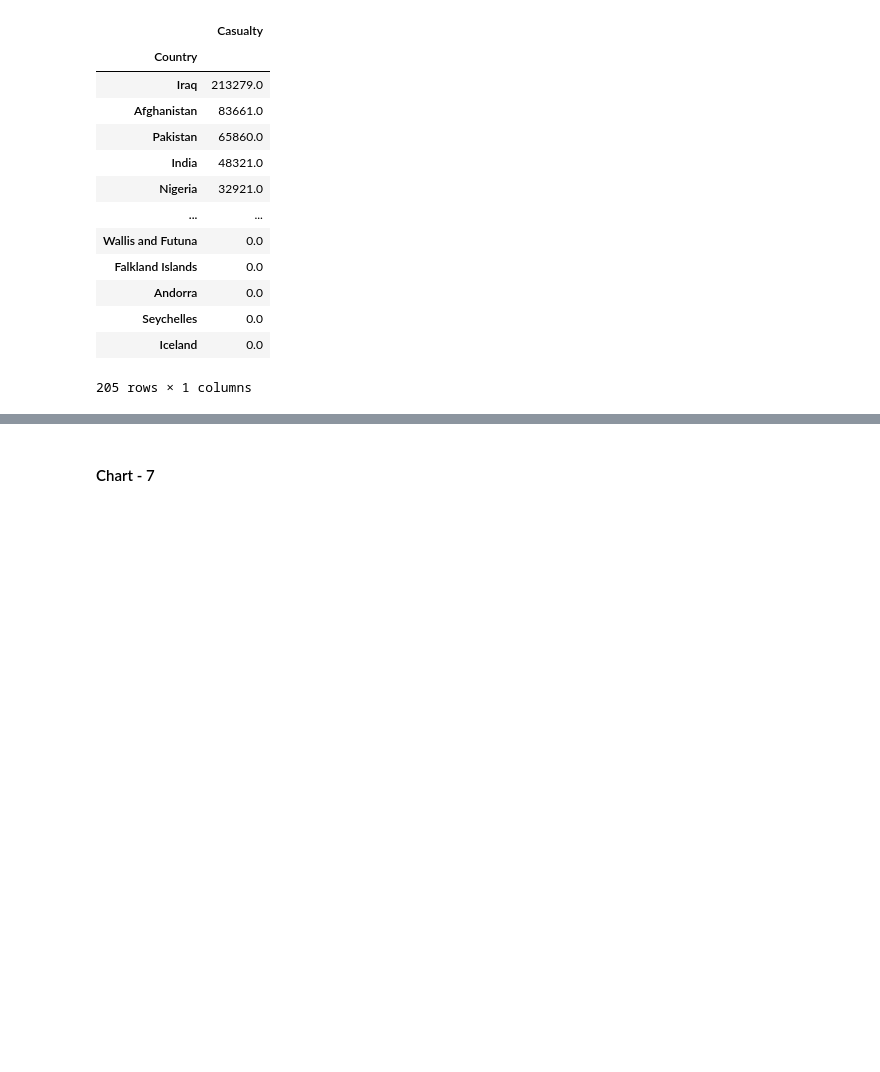
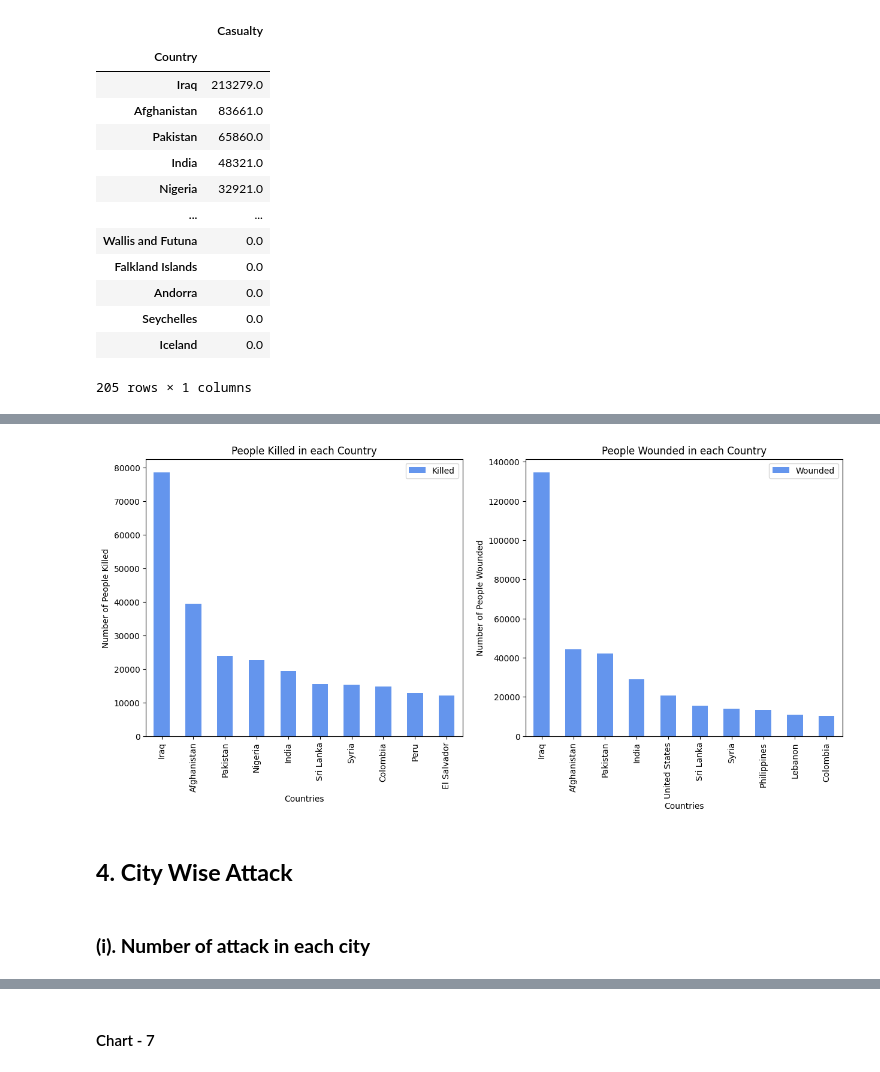
Before and after one commit to amolwagh77/Exploratory-Data-Analysis---Global-Terrorism, a Jupyter notebook: Sample EDA Submission Template.ipynb, the cells around one changed output, grey strips where cells are left out. Cells and saved outputs as stored; diff of their text form; code cells hidden in the pictures; blank space fills up the shorter version.

Commit message:
data analysis completed

```diff
--- a/Sample EDA Submission Template.ipynb
+++ b/Sample EDA Submission Template.ipynb
@@ -578,0 +573,3 @@ Answer Here
+# %%
+KC=data[['Country','Killed']].groupby('Country').sum().sort_values(by="Killed",ascending=False).head(10)
+KC
@@ -578,0 +591,3 @@ Answer Here
+# %%
+wc=data[['Country','Wounded']].groupby('Country').sum().sort_values(by='Wounded',ascending=False).head(10)
+wc
@@ -578,0 +607,26 @@ Answer Here
+# %%
+fig=plt.figure()
+ax0=fig.add_subplot(1,2,1)
+ax1=fig.add_subplot(1,2,2)
+
+#Killed
+KC[:10].plot(kind="bar",color="cornflowerblue",figsize=(15,6),ax=ax0)
+ax0.set_title("People Killed in each Country")
+ax0.set_xlabel("Countries")
+ax0.set_ylabel("Number of People Killed")
+
+
+
+#Wounded
+wc[:10].plot(kind="bar",color="cornflowerblue",figsize=(15,6),ax=ax1)
+ax1.set_title("People Wounded in each Country")
+ax1.set_xlabel("Countries")
+ax1.set_ylabel("Number of People Wounded")
+
+plt.show()
+# %% [output]
+[figure, added]
+# %% [markdown]
+## **4. City Wise Attack**
+# %% [markdown]
+### **(i). Number of attack in each city**
```
Also changed, not shown: parts of 119 cells of this notebook.
